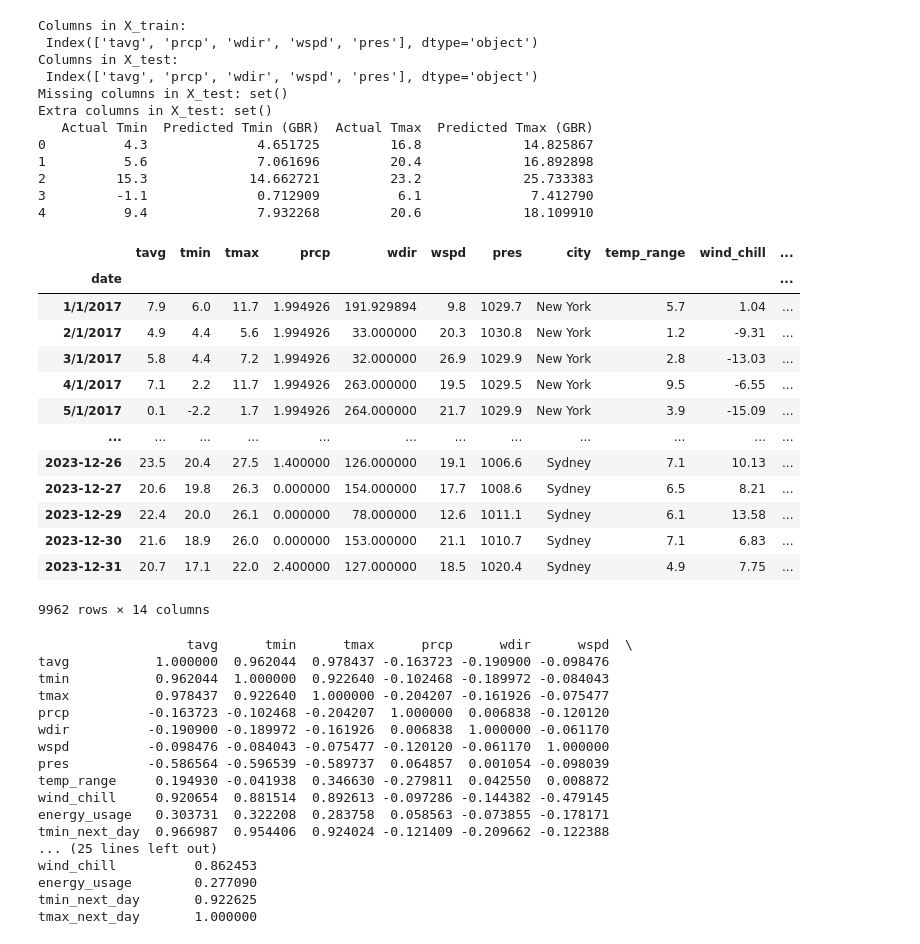
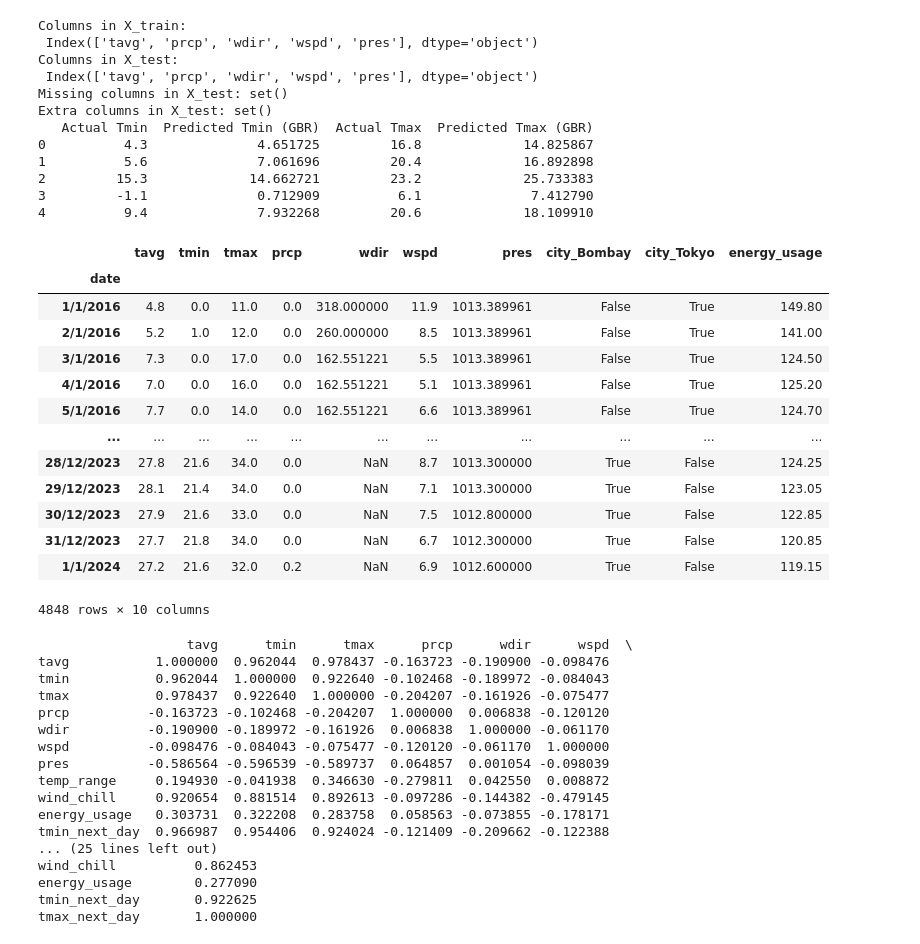
Before and after one commit to SanyaBaweja/CTIP-Assignment1, a Jupyter notebook: EnhancedML.ipynb, the cells around one changed output. Saved outputs shown, nothing was run; the diff lists cells and outputs as text; code cells hidden in the pictures.

```diff
--- a/EnhancedML.ipynb
+++ b/EnhancedML.ipynb
@@ -609,7 +611,7 @@ bombay_weather = pd.read_csv('Bombay.csv', index_col="date")
 
 # Add the 'city' column to each dataset
 tokyo_weather['city'] = 'Tokyo'
-bombay_weather['city'] = 'London'
+bombay_weather['city'] = 'Bombay'
 
 # Merge the new datasets with the existing one
 additional_datasets = pd.concat([tokyo_weather, bombay_weather])
@@ -994,23 +996,24 @@ Extra columns in X_test: set()
 2         15.3             14.662721         23.2             25.733383
 3         -1.1              0.712909          6.1              7.412790
 4          9.4              7.932268         20.6             18.109910
-# %%
-combined_weather_data_no_outliers
-# %% [output]
-|  | tavg | tmin | tmax | prcp | wdir | wspd | pres | city | temp_range | wind_chill | ... |
-| date |  |  |  |  |  |  |  |  |  |  | ... |
-| 1/1/2017 | 7.9 | 6.0 | 11.7 | 1.994926 | 191.929894 | 9.8 | 1029.7 | New York | 5.7 | 1.04 | ... |
-| 2/1/2017 | 4.9 | 4.4 | 5.6 | 1.994926 | 33.000000 | 20.3 | 1030.8 | New York | 1.2 | -9.31 | ... |
-| 3/1/2017 | 5.8 | 4.4 | 7.2 | 1.994926 | 32.000000 | 26.9 | 1029.9 | New York | 2.8 | -13.03 | ... |
-| 4/1/2017 | 7.1 | 2.2 | 11.7 | 1.994926 | 263.000000 | 19.5 | 1029.5 | New York | 9.5 | -6.55 | ... |
-| 5/1/2017 | 0.1 | -2.2 | 1.7 | 1.994926 | 264.000000 | 21.7 | 1029.9 | New York | 3.9 | -15.09 | ... |
-| ... | ... | ... | ... | ... | ... | ... | ... | ... | ... | ... | ... |
-| 2023-12-26 | 23.5 | 20.4 | 27.5 | 1.400000 | 126.000000 | 19.1 | 1006.6 | Sydney | 7.1 | 10.13 | ... |
-| 2023-12-27 | 20.6 | 19.8 | 26.3 | 0.000000 | 154.000000 | 17.7 | 1008.6 | Sydney | 6.5 | 8.21 | ... |
-| 2023-12-29 | 22.4 | 20.0 | 26.1 | 0.000000 | 78.000000 | 12.6 | 1011.1 | Sydney | 6.1 | 13.58 | ... |
-| 2023-12-30 | 21.6 | 18.9 | 26.0 | 0.000000 | 153.000000 | 21.1 | 1010.7 | Sydney | 7.1 | 6.83 | ... |
-| 2023-12-31 | 20.7 | 17.1 | 22.0 | 2.400000 | 127.000000 | 18.5 | 1020.4 | Sydney | 4.9 | 7.75 | ... |
-9962 rows × 14 columns
+# %%
+# combined_weather_data_no_outliers
+additional_datasets
+# %% [output]
+|  | tavg | tmin | tmax | prcp | wdir | wspd | pres | city_Bombay | city_Tokyo | energy_usage |
+| date |  |  |  |  |  |  |  |  |  |  |
+| 1/1/2016 | 4.8 | 0.0 | 11.0 | 0.0 | 318.000000 | 11.9 | 1013.389961 | False | True | 149.80 |
+| 2/1/2016 | 5.2 | 1.0 | 12.0 | 0.0 | 260.000000 | 8.5 | 1013.389961 | False | True | 141.00 |
+| 3/1/2016 | 7.3 | 0.0 | 17.0 | 0.0 | 162.551221 | 5.5 | 1013.389961 | False | True | 124.50 |
+| 4/1/2016 | 7.0 | 0.0 | 16.0 | 0.0 | 162.551221 | 5.1 | 1013.389961 | False | True | 125.20 |
+| 5/1/2016 | 7.7 | 0.0 | 14.0 | 0.0 | 162.551221 | 6.6 | 1013.389961 | False | True | 124.70 |
+| ... | ... | ... | ... | ... | ... | ... | ... | ... | ... | ... |
+| 28/12/2023 | 27.8 | 21.6 | 34.0 | 0.0 | NaN | 8.7 | 1013.300000 | True | False | 124.25 |
+| 29/12/2023 | 28.1 | 21.4 | 34.0 | 0.0 | NaN | 7.1 | 1013.300000 | True | False | 123.05 |
+| 30/12/2023 | 27.9 | 21.6 | 33.0 | 0.0 | NaN | 7.5 | 1012.800000 | True | False | 122.85 |
+| 31/12/2023 | 27.7 | 21.8 | 34.0 | 0.0 | NaN | 6.7 | 1012.300000 | True | False | 120.85 |
+| 1/1/2024 | 27.2 | 21.6 | 32.0 | 0.2 | NaN | 6.9 | 1012.600000 | True | False | 119.15 |
+4848 rows × 10 columns
 # %%
 import pandas as pd
 import seaborn as sns
```
Also changed, not shown: parts of 1 cell of this notebook, 2 other files.
